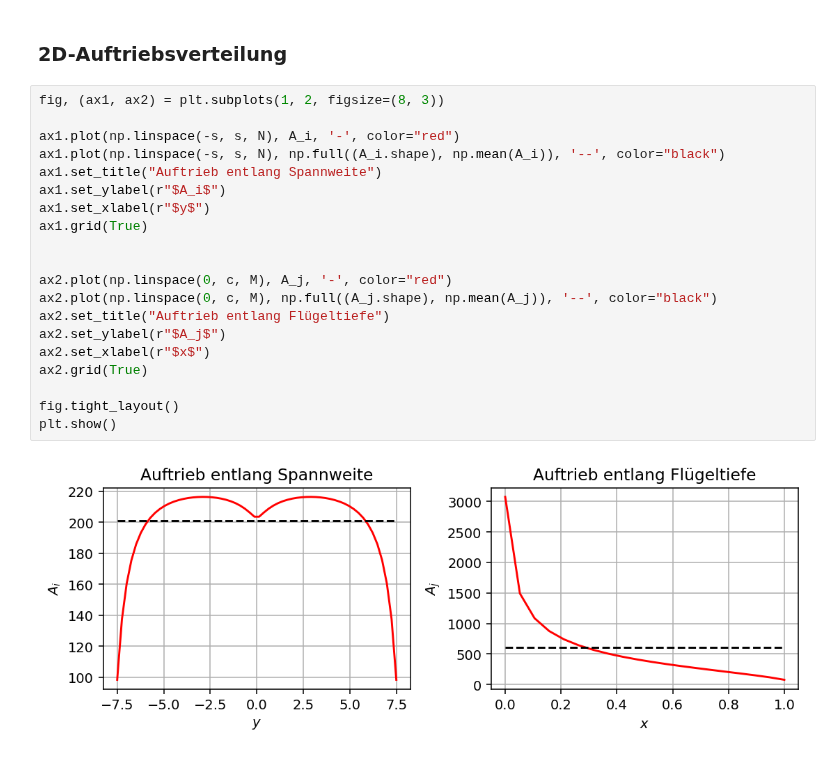
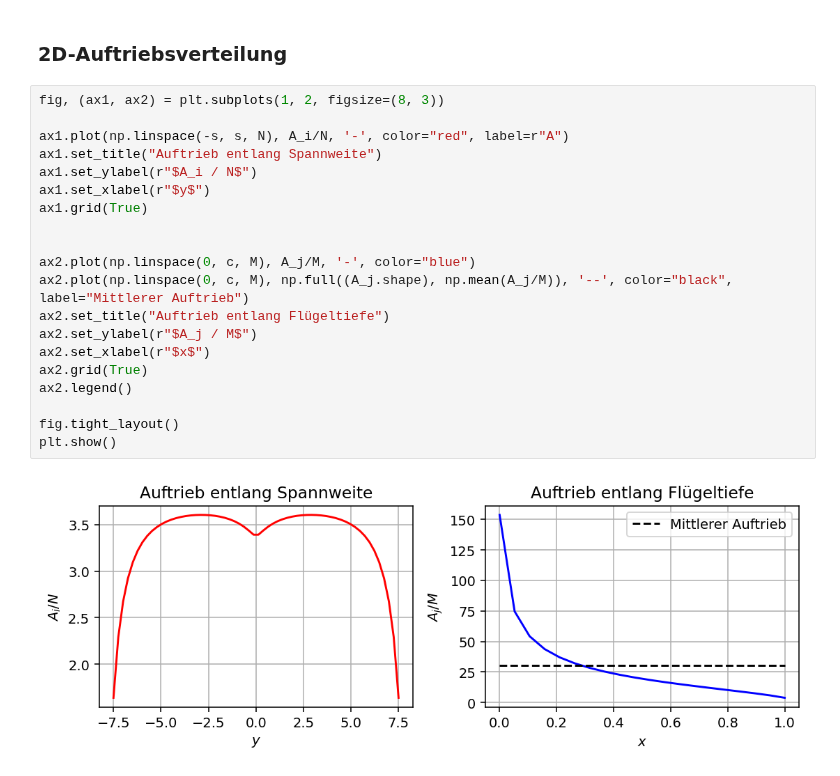
Before and after one commit to AntonSchreiber/aero-lecture, a Jupyter notebook: notebooks_solved/uebung6_VLM.ipynb, the cells around one changed output. Drawn from its saved outputs; the diff is of its cells as text.

Commit message:
update 2D-plot

```diff
--- a/notebooks_solved/uebung6_VLM.ipynb
+++ b/notebooks_solved/uebung6_VLM.ipynb
@@ -369,22 +369,22 @@ plot_lift_distribution(X_C, Y_C, A)
 # %%
 fig, (ax1, ax2) = plt.subplots(1, 2, figsize=(8, 3))
 
-ax1.plot(np.linspace(-s, s, N), A_i, '-', color="red")
-ax1.plot(np.linspace(-s, s, N), np.full((A_i.shape), np.mean(A_i)), '--', color="black")
+ax1.plot(np.linspace(-s, s, N), A_i/N, '-', color="red", label=r"A")
 ax1.set_title("Auftrieb entlang Spannweite")
-ax1.set_ylabel(r"$A_i$")
+ax1.set_ylabel(r"$A_i / N$")
 ax1.set_xlabel(r"$y$")
 ax1.grid(True)
 
 
-ax2.plot(np.linspace(0, c, M), A_j, '-', color="red")
-ax2.plot(np.linspace(0, c, M), np.full((A_j.shape), np.mean(A_j)), '--', color="black")
+ax2.plot(np.linspace(0, c, M), A_j/M, '-', color="blue")
+ax2.plot(np.linspace(0, c, M), np.full((A_j.shape), np.mean(A_j/M)), '--', color="black", label="Mittlerer Auftrieb")
 ax2.set_title("Auftrieb entlang Flügeltiefe")
-ax2.set_ylabel(r"$A_j$")
+ax2.set_ylabel(r"$A_j / M$")
 ax2.set_xlabel(r"$x$")
 ax2.grid(True)
+ax2.legend()
 
 fig.tight_layout()
 plt.show()
 # %% [output]
-[figure, old version]
+[figure, new version]
```
